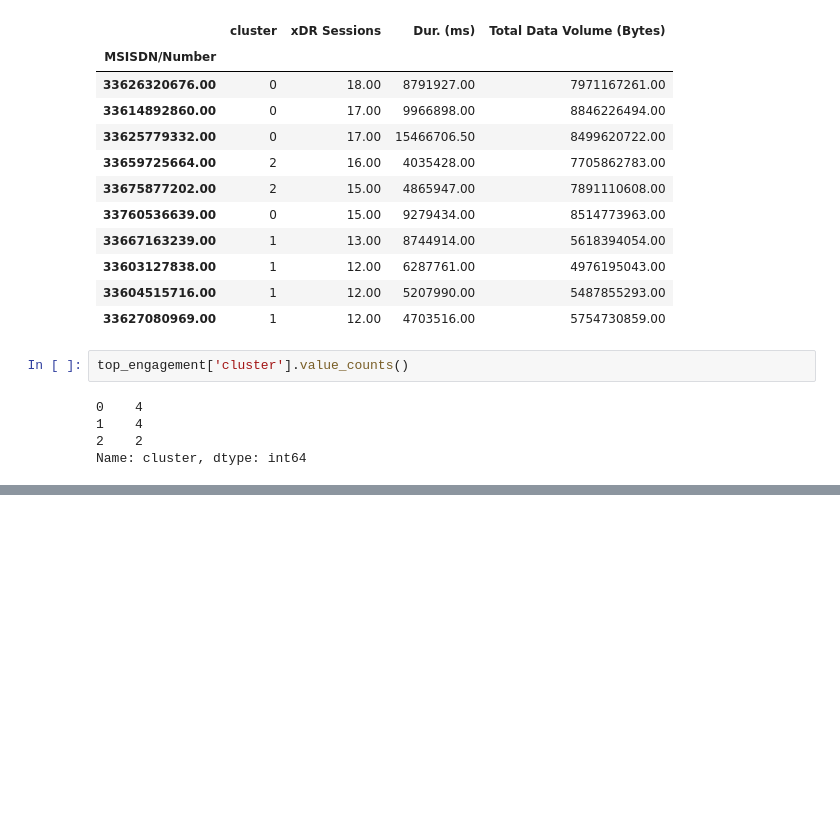
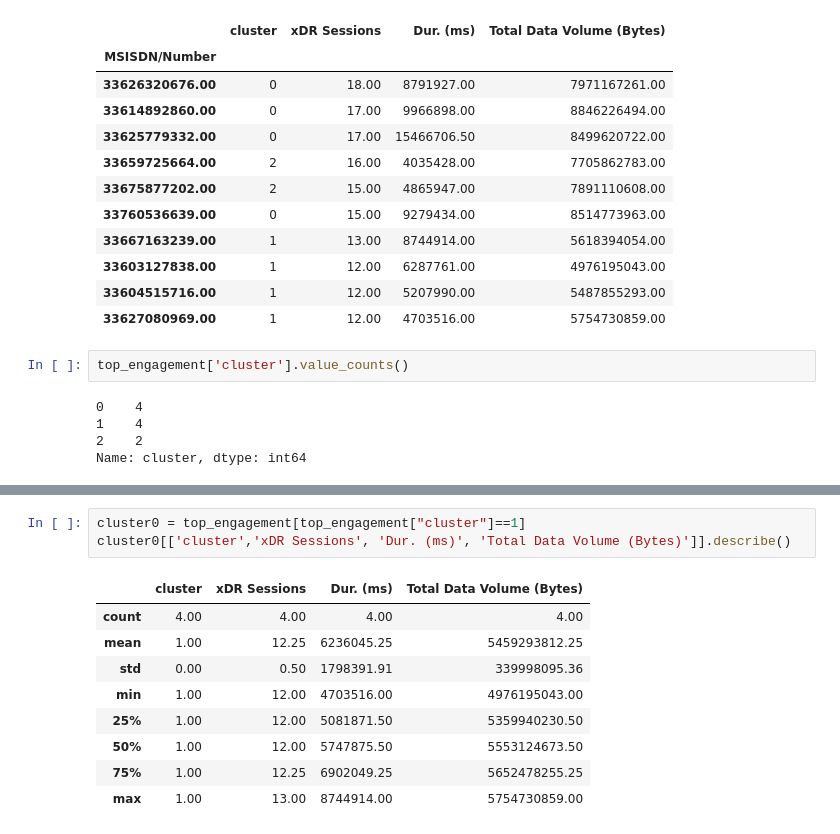
Before and after one commit to Samrawit02/Telecommunication-Data-Analysis, a Jupyter notebook: notebooks/ User Engagement analysis.ipynb, the cells around one changed output, grey strips where cells are left out. Cells and saved outputs as stored; diff of their text form; blank space fills up the shorter version.

```diff
--- a/notebooks/ User Engagement analysis.ipynb
+++ b/notebooks/ User Engagement analysis.ipynb
@@ -326,0 +338,13 @@ cluster0[['xDR Sessions', 'Dur. (ms)', 'Total Data Volume (Bytes)']].describe()
+# %%
+cluster0 = top_engagement[top_engagement["cluster"]==1]
+cluster0[['cluster','xDR Sessions', 'Dur. (ms)', 'Total Data Volume (Bytes)']].describe()
+# %% [output]
+|  | cluster | xDR Sessions | Dur. (ms) | Total Data Volume (Bytes) |
+| count | 4.00 | 4.00 | 4.00 | 4.00 |
+| mean | 1.00 | 12.25 | 6236045.25 | 5459293812.25 |
+| std | 0.00 | 0.50 | 1798391.91 | 339998095.36 |
+| min | 1.00 | 12.00 | 4703516.00 | 4976195043.00 |
+| 25% | 1.00 | 12.00 | 5081871.50 | 5359940230.50 |
+| 50% | 1.00 | 12.00 | 5747875.50 | 5553124673.50 |
+| 75% | 1.00 | 12.25 | 6902049.25 | 5652478255.25 |
+| max | 1.00 | 13.00 | 8744914.00 | 5754730859.00 |
```
Also changed, not shown: parts of 4 cells of this notebook.
